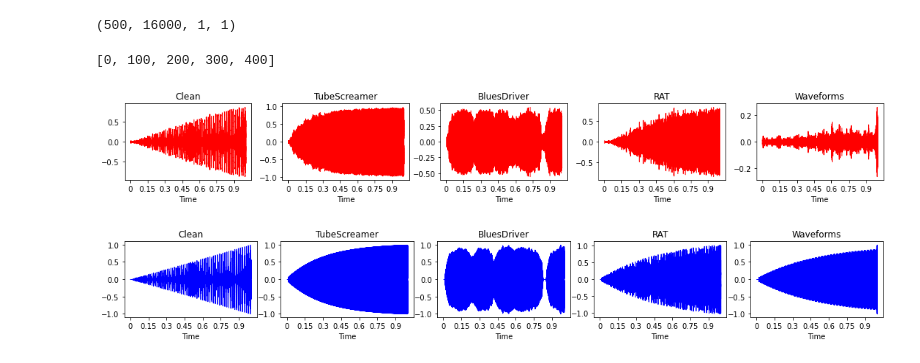
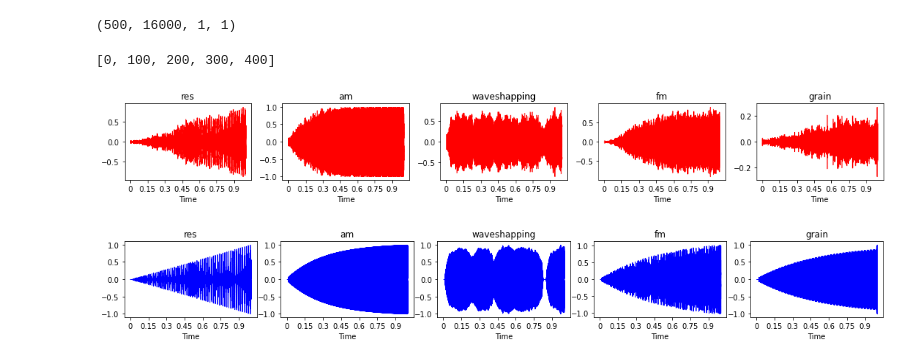
Before and after one commit to mezaga/ACIML, a Jupyter notebook: train.ipynb, the cells around one changed output. Saved outputs shown, nothing was run; the diff lists cells and outputs as text; code cells hidden in the pictures.

```diff
--- a/train.ipynb
+++ b/train.ipynb
@@ -27,7 +27,7 @@ TensorFlow version: 2.9.0
 optimizer = tf.keras.optimizers.Adam(0.00001)
 latent_dim = 128
 sr = 48000
-fx = ["am", "fm", "grain","waveshapping", "res"]
+fx = ["res","am","waveshapping", "fm","grain"]
 # %%
 with open('/Users/mezaga93/Desktop/sintesis_aciml.pkl', 'rb') as f:
   waveforms = pickle.load(f)
@@ -203,14 +203,13 @@ y_hat.shape
 # %%
 ####visualización de los audios antes de normalizar
 plt.figure(figsize=(15, 6))
 sonidos = [i for i in range(0,500,100)]
 print(sonidos)
 for i, x in enumerate(sonidos):
     plt.subplot(3, 5, i+ 1).set_title(fx[i])
     librosa.display.waveshow(y_hat[x].flatten(),16000,color='r')
 plt.tight_layout()
-plt.title("Waveforms")
 plt.show()
 # %% [output]
 [0, 100, 200, 300, 400]
-[figure, old version]
+[figure, new version]
@@ -221,7 +224,6 @@ for i, x in enumerate(sonidos):
     plt.subplot(3, 5, i+ 1).set_title(fx[i])
     librosa.display.waveshow(Xw[x].flatten(),16000, color='b')
 plt.tight_layout()
-plt.title("Waveforms")
 plt.show()
 # %% [output]
-[figure, old version]
+[figure, new version]
```
Also changed, not shown: parts of 11 cells of this notebook, 26 other files.
